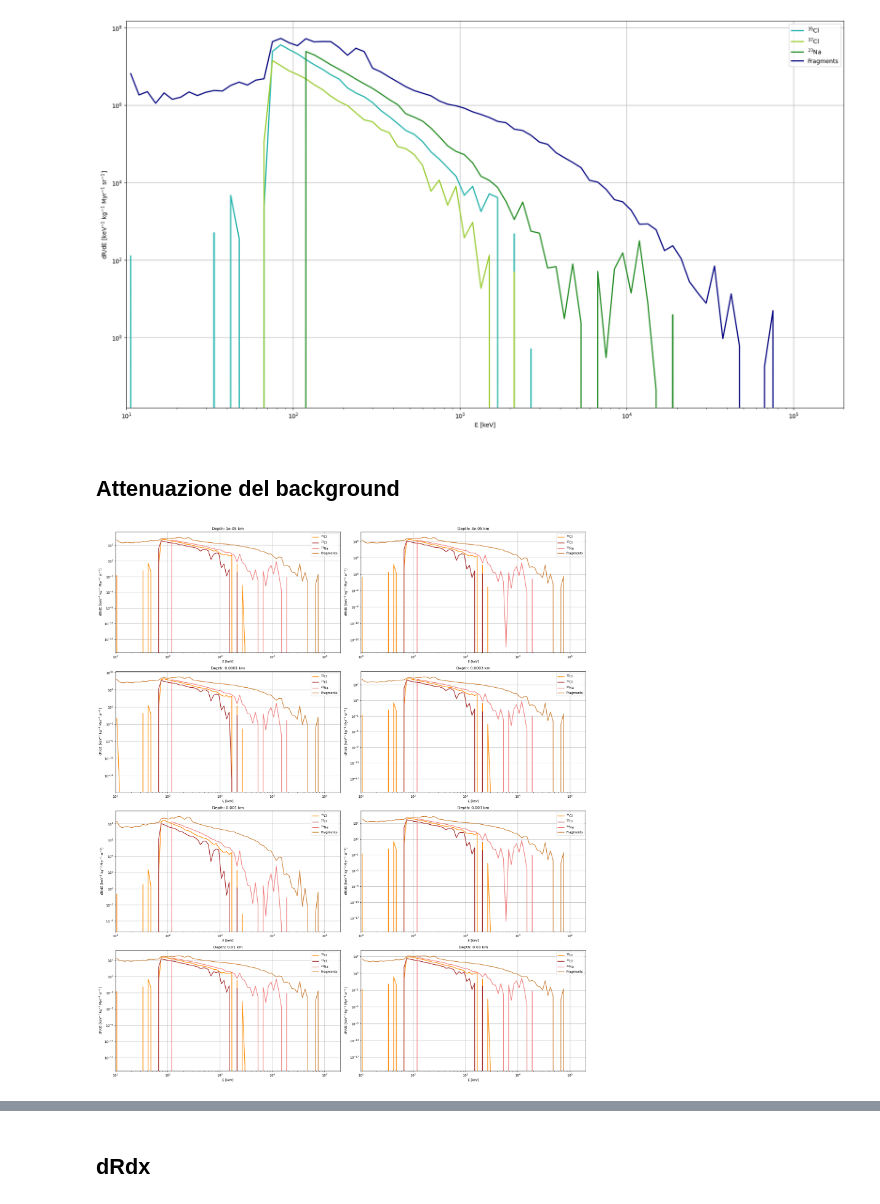
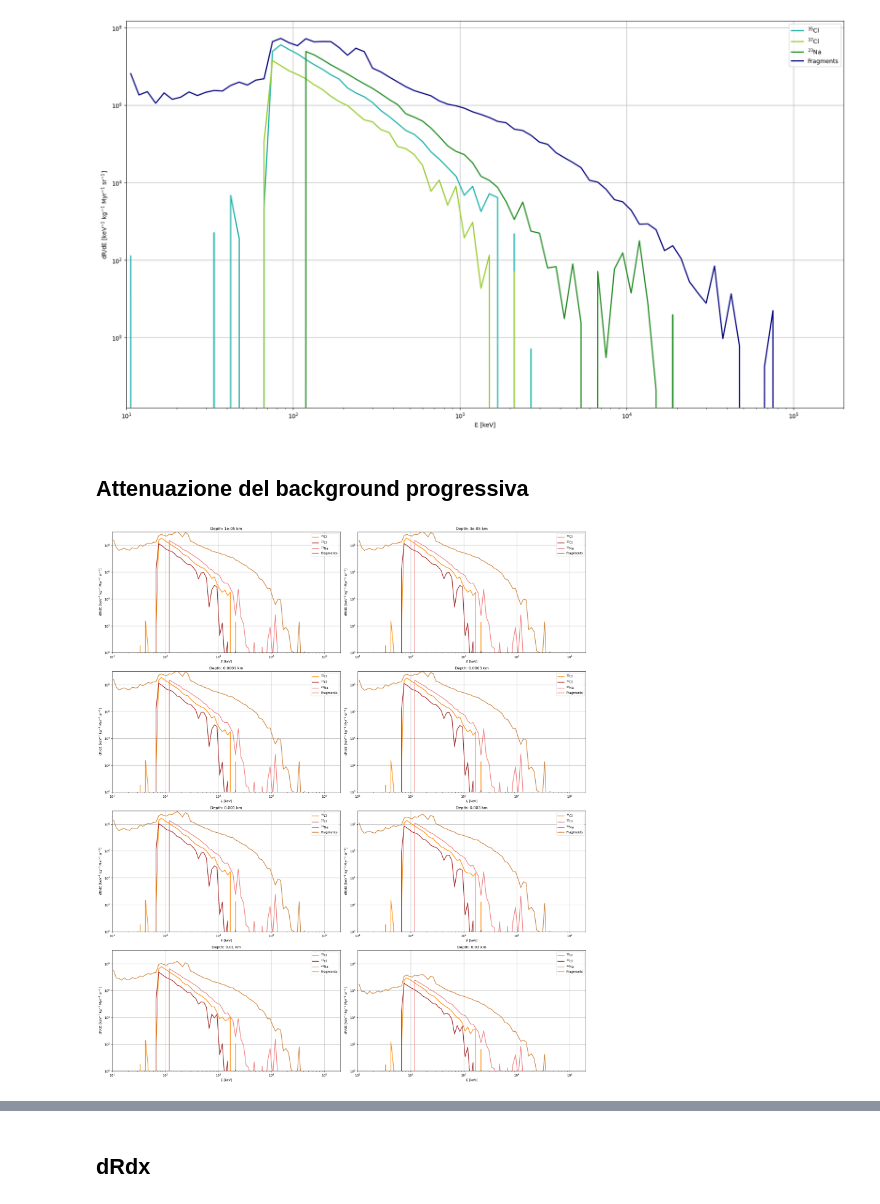
Before and after one commit to fedemaio/Bachelor-Thesis, a Jupyter notebook: all_you_need/geant/dRdE_overburden.ipynb, the cells around one changed output, grey strips where cells are left out. Drawn from its saved outputs; the diff is of its cells as text; code cells hidden in the pictures.

```diff
--- a/all_you_need/geant/dRdE_overburden.ipynb
+++ b/all_you_need/geant/dRdE_overburden.ipynb
@@ -21,7 +21,7 @@ depths = [1e-5, 3e-5, 1e-4, 3e-4, 1e-3, 3e-3, 1e-2, 3e-2] #in km
 listfunc = []
 
 # Prepara la figura con 8 subplot (4 righe x 2 colonne)
-fig, axes = plt.subplots(nrows=4, ncols=2, figsize=(20, 25))
+fig, axes = plt.subplots(nrows=4, ncols=2, figsize=(22, 25))
 axes = axes.flatten()  # per iterare comodamente in un unico array di subplot
 
 for i, nm in enumerate(name):
@@ -32,20 +32,18 @@ for i, nm in enumerate(name):
     x = x[:-1]
 
     # Aggiunge a listfunc la funzione interpolata (log) del flusso
-    listfunc.append(log_interp1d(x, 1e-4 * y))
+    listfunc.append(log_interp1d(x, 1e-4 * y)) #1e-4 in cm2
 
     # Attenuazione del flusso dovuta alla profondità corrispondente
-    # qui applichiamo di nuovo la correzione a TUTTE le funzioni in listfunc,
-    # come nel tuo codice originale, ma potrebbe essere un comportamento da rivedere
 
-    xx = np.logspace(-2, 3, 101)
+    xx = np.logspace(-2, 3, 101) # energia in MeV
     ee = par(depths[i]) * (xx + 510) - 510
     yy = listfunc[i](ee) * par(depths[i])
     listfunc[i] = log_interp1d(xx, yy)
 
     # Integra i flussi nel tempo
     Num = Integration([listfunc[i]], [1.], [1.])
-    weight = Num / 1e4  # perchè per integrare ho fatto 1e4 simulazioni
+    weight = Num / 1e4  # perchè dal file prendo 1e4 simulazioni
 
     # Definizione dei bin di energia
     n = 101
@@ -82,6 +80,7 @@ for i, nm in enumerate(name):
     ax.set_xlabel("E [keV]")
     ax.set_ylabel("dR/dE [keV$^{-1}$ kg$^{-1}$ Myr$^{-1}$ sr$^{-1}$]")
     ax.set_xlim(1e1, 2e5)
+    ax.set_ylim(1e-4, 2e10)
     ax.grid(True)
     ax.legend()
 
@@ -169,7 +164,7 @@ plt.show()
 # %% [output]
 [figure]
 # %% [markdown]
-## Attenuazione del background
+## Attenuazione del background progressiva
 # %%
 x_data, y_data = np.loadtxt('../Resconi.txt', usecols=(0, 1), unpack=True)
 # Calcolo differenziale del flusso
@@ -184,7 +179,7 @@ fig, axes = plt.subplots(nrows=4, ncols=2, figsize=(22, 25))
 axes = axes.flatten()  # per iterare su un solo array
 
 for i, depth in enumerate(depths):
-    # 2) Clona la funzione base in una listfunc di 1 elemento (se serve listfunc per Integration)
+    # Clona la funzione base in una listfunc di 1 elemento (se serve listfunc per Integration)
     listfunc = [base_flux_func]
 
     # Applica l’attenuazione alla funzione, per la profondità corrente
@@ -194,9 +189,9 @@ for i, depth in enumerate(depths):
     # Sovrascrivi la listfunc con la versione attenuata
     listfunc[0] = log_interp1d(xx, yy)
 
-    # 3) Integra i flussi nel tempo
-    Num = Integration(listfunc, [1.], [1.])
-    weight = Num / 1e4  #anche nel flusso di Resconi?
+    # Integra i flussi nel tempo
+    Num = Integration([listfunc[0]], [1.], [1.])
+    weight = Num / 1e4  #anche nel flusso di Resconi? sì
 
 
     n = 101
@@ -207,38 +202,38 @@ for i, depth in enumerate(depths):
     length = 1000    # cm
     rho    = 2.16e-3 # kg/cm^3
 
-    # 5) Conta i nuclei prodotti (Cl35, Cl37, Na23, frammenti...)
+    # Conta i nuclei prodotti (Cl35, Cl37, Na23, frammenti...)
     Conta = Count(weight, Er)  # restituisce [Cl35, Cl37, Na23, Frag, NomiNuclei]
 
     # Somma dei frammenti “Frag”
     Frag = np.zeros(len(Er_mid))
     for k in range(len(Conta[4])):       # scorre tutti i 'nomi' dei nuclei in Conta[4]
         for j_bin in range(len(Er_mid)): # scorre i bin energetici
             Frag[j_bin] += Conta[3][k][j_bin]
 
     # Interpola i conteggi normalizzati per ciascun nucleo (Cl35, Cl37, Na23)
     F35 = interp1d(Er_mid, Conta[0] / Er_width, fill_value='extrapolate')
     F37 = interp1d(Er_mid, Conta[1] / Er_width, fill_value='extrapolate')
     F23 = interp1d(Er_mid, Conta[2] / Er_width, fill_value='extrapolate')
 
-
     ax = axes[i]
     ax.loglog(Er_mid * 1e3, F35(Er_mid) * 1e-3 / (length * rho), label="$^{35}$Cl", linewidth=2, color='darkorange')
     ax.loglog(Er_mid * 1e3, F37(Er_mid) * 1e-3 / (length * rho), label="$^{37}$Cl", linewidth=2, color='brown')
     ax.loglog(Er_mid * 1e3, F23(Er_mid) * 1e-3 / (length * rho), label="$^{23}$Na", linewidth=2, color='lightcoral')
     ax.loglog(Er_mid * 1e3, Frag * 1e-3 / Er_width / (length * rho), label="Fragments", linewidth=2, color='peru')
 
     ax.set_xlabel("E [keV]")
     ax.set_ylabel("dR/dE [keV$^{-1}$ kg$^{-1}$ Myr$^{-1}$ sr$^{-1}$]")
     ax.set_xlim(1e1, 2e5)
+    ax.set_ylim(1e0, 1e9)
     ax.grid(True)
     ax.legend()
 
     ax.set_title(f"Depth: {depth:.3g} km")
 
     Stampa('overburden_Resconi', str(depth), Conta, Er)
 
 plt.tight_layout()
 plt.show()
 # %% [output]
-[figure, old version]
+[figure, new version]
```
Also changed, not shown: parts of 13 cells of this notebook, 9 other files.
